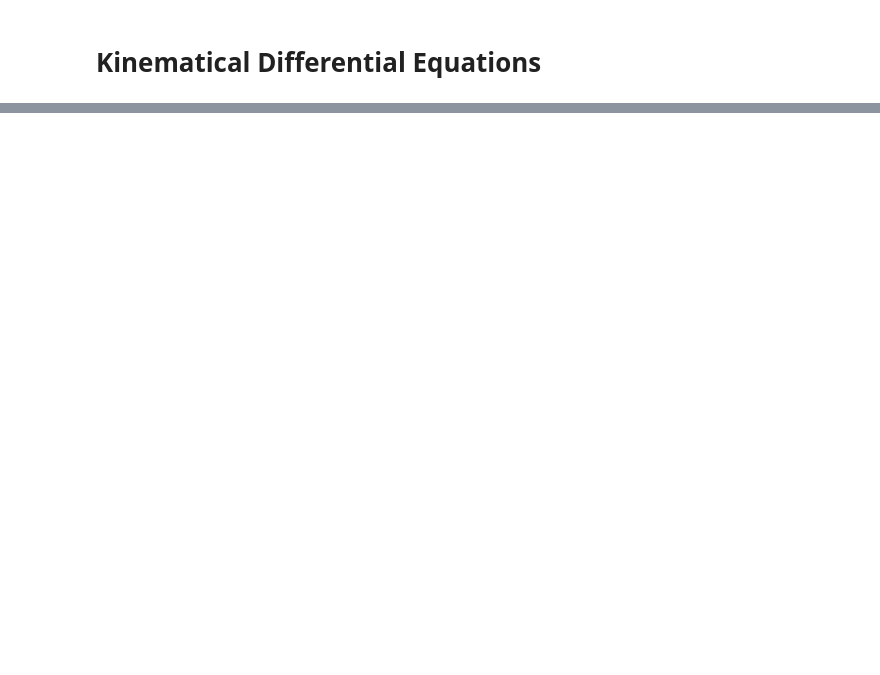
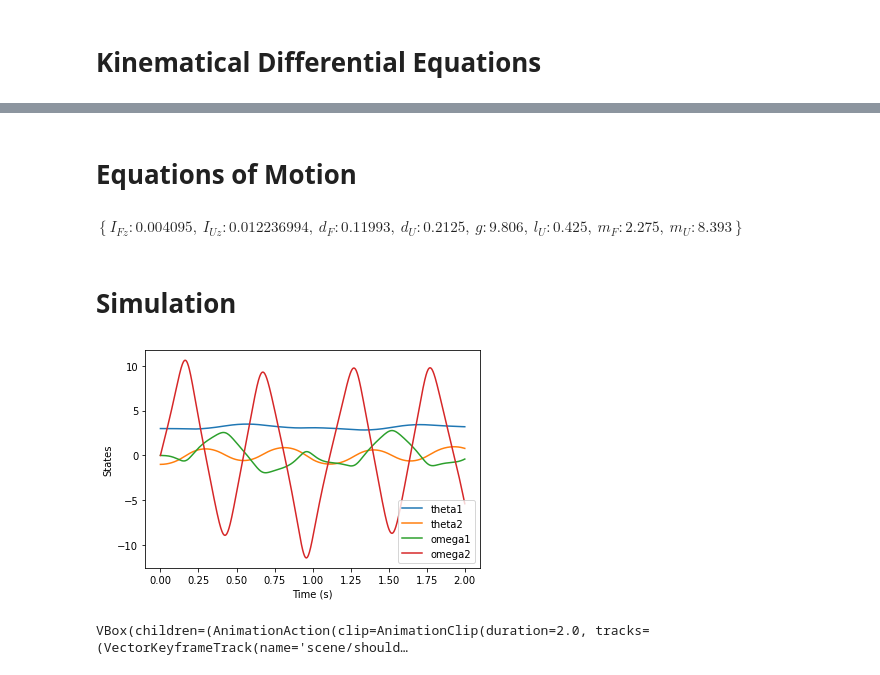
Before and after one commit to jdekarske/2d-robot-prognostics, a Jupyter notebook: robotdynamics.ipynb, the cells around one changed output, grey strips where cells are left out. Drawn from its saved outputs; the diff is of its cells as text; code cells hidden in the pictures; blank space fills up the shorter version.

```diff
--- a/robotdynamics.ipynb
+++ b/robotdynamics.ipynb
@@ -45,2 +53,9 @@ fore_arm_mass_center.set_pos(elbow, fore_arm_com_length * fore_arm_frame.y)
 # %% [markdown]
 # Kinematical Differential Equations
+# %%
+# the generalized speeds are the angular velocities of the joints
+omega1, omega2 = dynamicsymbols('omega1, omega2')
+
+kinematical_differential_equations = [omega1 - theta1.diff(),
+                                      omega2 - theta2.diff()]
+kinematical_differential_equations
@@ -46,0 +127,2 @@ fore_arm_mass_center.set_pos(elbow, fore_arm_com_length * fore_arm_frame.y)
+# %% [markdown]
+# Equations of Motion
@@ -46,0 +173,71 @@ fore_arm_mass_center.set_pos(elbow, fore_arm_com_length * fore_arm_frame.y)
+# %%
+sys.constants
+# %% [output]
+$\displaystyle \left\{ I_{Fz} : 0.004095, \  I_{Uz} : 0.012236994, \  d_{F} : 0.11993, \  d_{U} : 0.2125, \  g : 9.806, \  l_{U} : 0.425, \  m_{F} : 2.275, \  m_{U} : 8.393\right\}$
+# %% [markdown]
+# Simulation
+# %%
+sys.times = np.linspace(0.0, 2.0, num=1000)
+sys.initial_conditions = {
+                          theta1: 3.0,
+                          theta2: -1.0,
+                          omega1: 0.0,
+                          omega2: 0.0,
+                         }
+states = sys.integrate()
+
+
+import matplotlib.pyplot as plt
+
+fig, ax = plt.subplots()
+ax.plot(sys.times, states)
+ax.set_ylabel('States')
+ax.set_xlabel('Time (s)')
+ax.legend(['theta1', 'theta2', 'omega1', 'omega2'])
+plt.show()
+# %% [output]
+[figure, added]
+# %%
+from pydy.viz import Sphere, Cylinder, VisualizationFrame, Scene
+
+shoulder_shape = Cylinder(
+    name='shoulder', color='grey', radius=0.06, length=0.13)
+elbow_shape = Cylinder(name='elbow', color='grey', radius=0.06, length=0.13)
+
+shoulder_viz_frame = VisualizationFrame(
+    'shoulder', inertial_frame.orientnew('side', 'Axis', (pi/2, inertial_frame.x)), shoulder, shoulder_shape)
+elbow_viz_frame = VisualizationFrame(
+    'elbow', inertial_frame.orientnew('side', 'Axis', (pi/2, inertial_frame.x)), elbow, elbow_shape)
+
+upper_arm_center = Point('l_c')
+fore_arm_center = Point('u_c')
+
+
+upper_arm_center.set_pos(
+    shoulder, sys.constants[upper_arm_length]/2 * upper_arm_frame.y)
+fore_arm_center.set_pos(elbow, fore_arm_length_constant/2 * fore_arm_frame.y)
+
+upper_arm_shape = Cylinder(name='upper arm',
+                           radius=upper_arm_radius_constant,
+                           length=sys.constants[upper_arm_length],
+                           color='lightskyblue')
+
+fore_arm_shape = Cylinder(name='fore arm',
+                          radius=fore_arm_radius_constant,
+                          length=fore_arm_length_constant,
+                          color='lightskyblue')
+
+upper_arm_viz_frame = VisualizationFrame('Upper Arm', upper_arm_frame,
+                                         upper_arm_center, upper_arm_shape)
+
+fore_arm_viz_frame = VisualizationFrame('Fore Arm', fore_arm_frame,
+                                        fore_arm_center, fore_arm_shape)
+
+scene = Scene(inertial_frame, shoulder, system=sys)
+
+scene.visualization_frames = [shoulder_viz_frame, elbow_viz_frame,
+                              upper_arm_viz_frame, fore_arm_viz_frame]
+
+scene.display_jupyter()
+# %% [output]
+VBox(children=(AnimationAction(clip=AnimationClip(duration=2.0, tracks=(VectorKeyframeTrack(name='scene/should…
```
Also changed, not shown: parts of 18 cells of this notebook, 1 other file.
